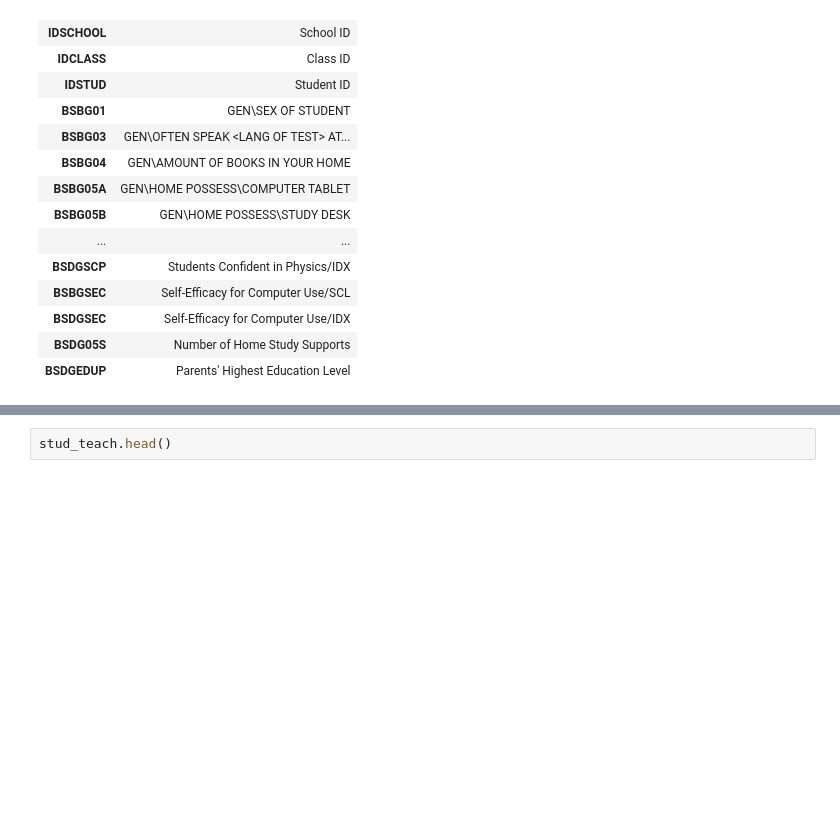
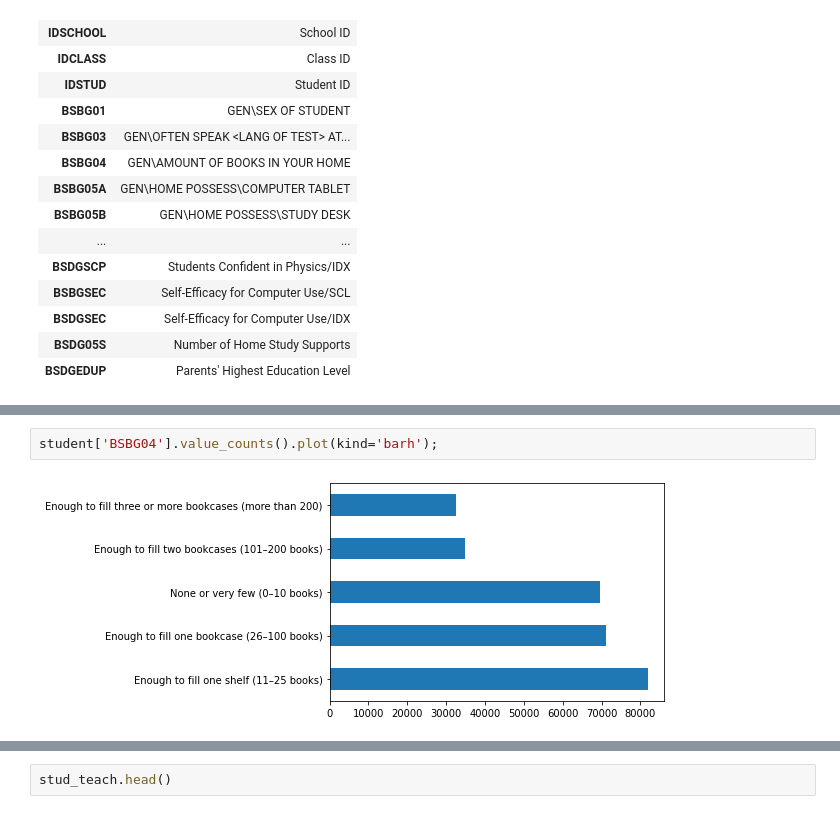
Before and after one commit to sjhaluck/TIMSS-Data-Science, a Jupyter notebook: TIMSS Exploration.ipynb, the cells around one changed output, grey strips where cells are left out. Drawn from its saved outputs; the diff is of its cells as text; blank space fills up the shorter version.

```diff
--- a/TIMSS Exploration.ipynb
+++ b/TIMSS Exploration.ipynb
@@ -501,0 +503,4 @@ g.map_diag(sns.histplot)
+# %%
+student['BSBG04'].value_counts().plot(kind='barh');
+# %% [output]
+[figure, added]
```
Also changed, not shown: parts of 14 cells of this notebook.
